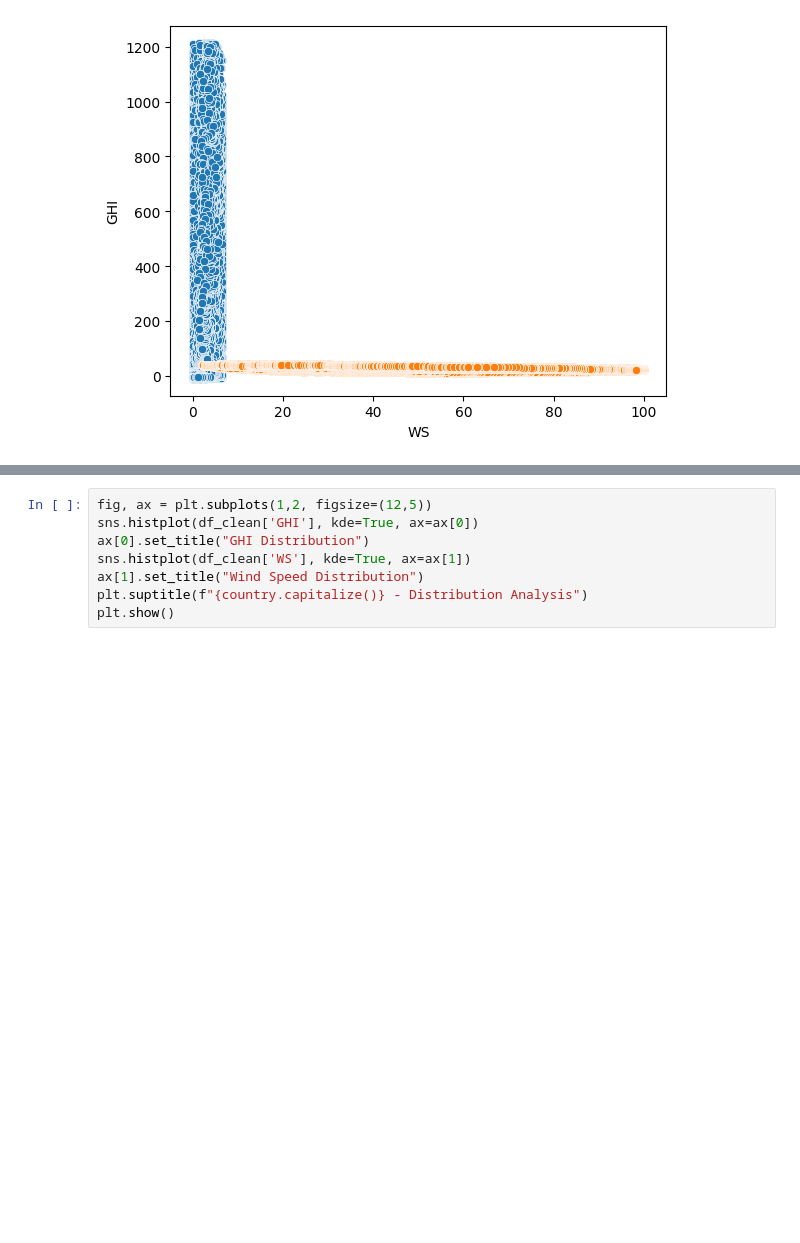
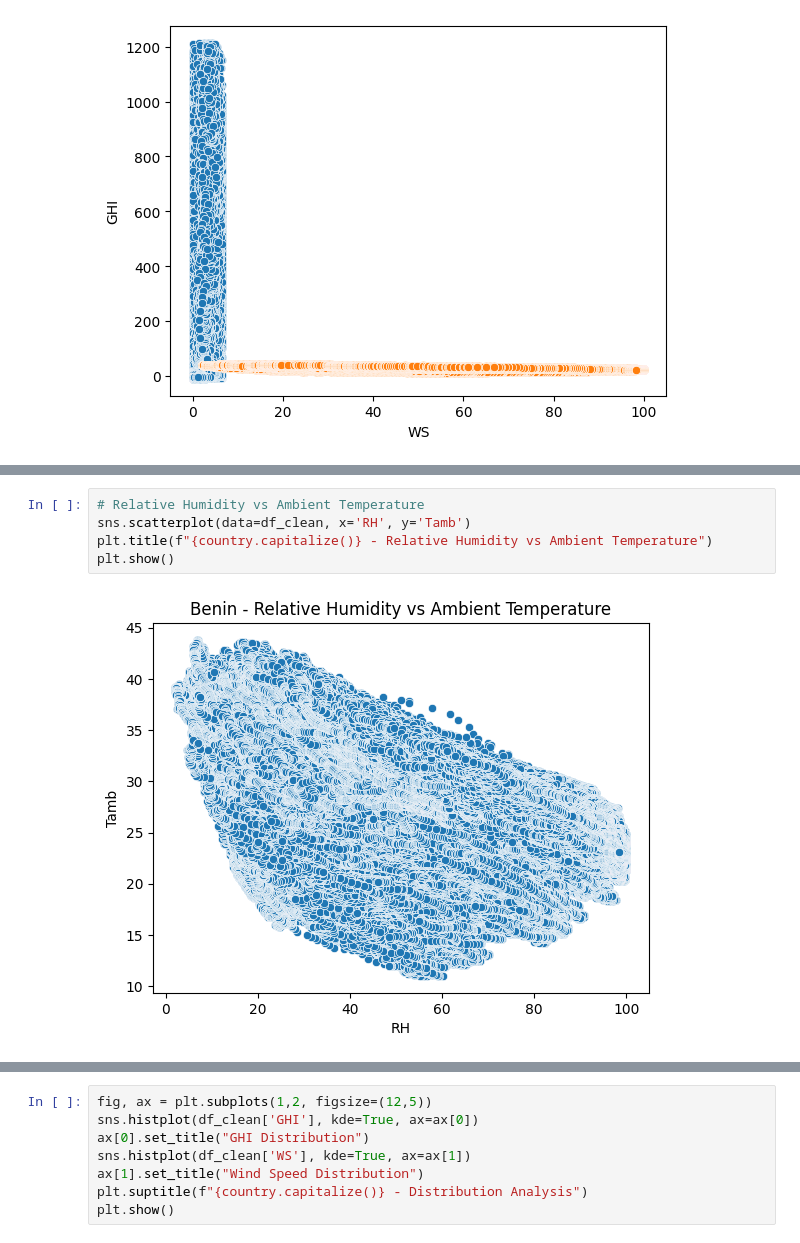
Before and after one commit to Saronzeleke/solar-challenge-week0, a Jupyter notebook: notebooks/benin_eda.ipynb, the cells around one changed output, grey strips where cells are left out. Drawn from its saved outputs; the diff is of its cells as text; blank space fills up the shorter version.

```diff
--- a/notebooks/benin_eda.ipynb
+++ b/notebooks/benin_eda.ipynb
@@ -164,0 +174,7 @@ plt.show()
+# %%
+# Relative Humidity vs Ambient Temperature
+sns.scatterplot(data=df_clean, x='RH', y='Tamb')
+plt.title(f"{country.capitalize()} - Relative Humidity vs Ambient Temperature")
+plt.show()
+# %% [output]
+[figure, added]
```
Also changed, not shown: parts of 5 cells of this notebook.
